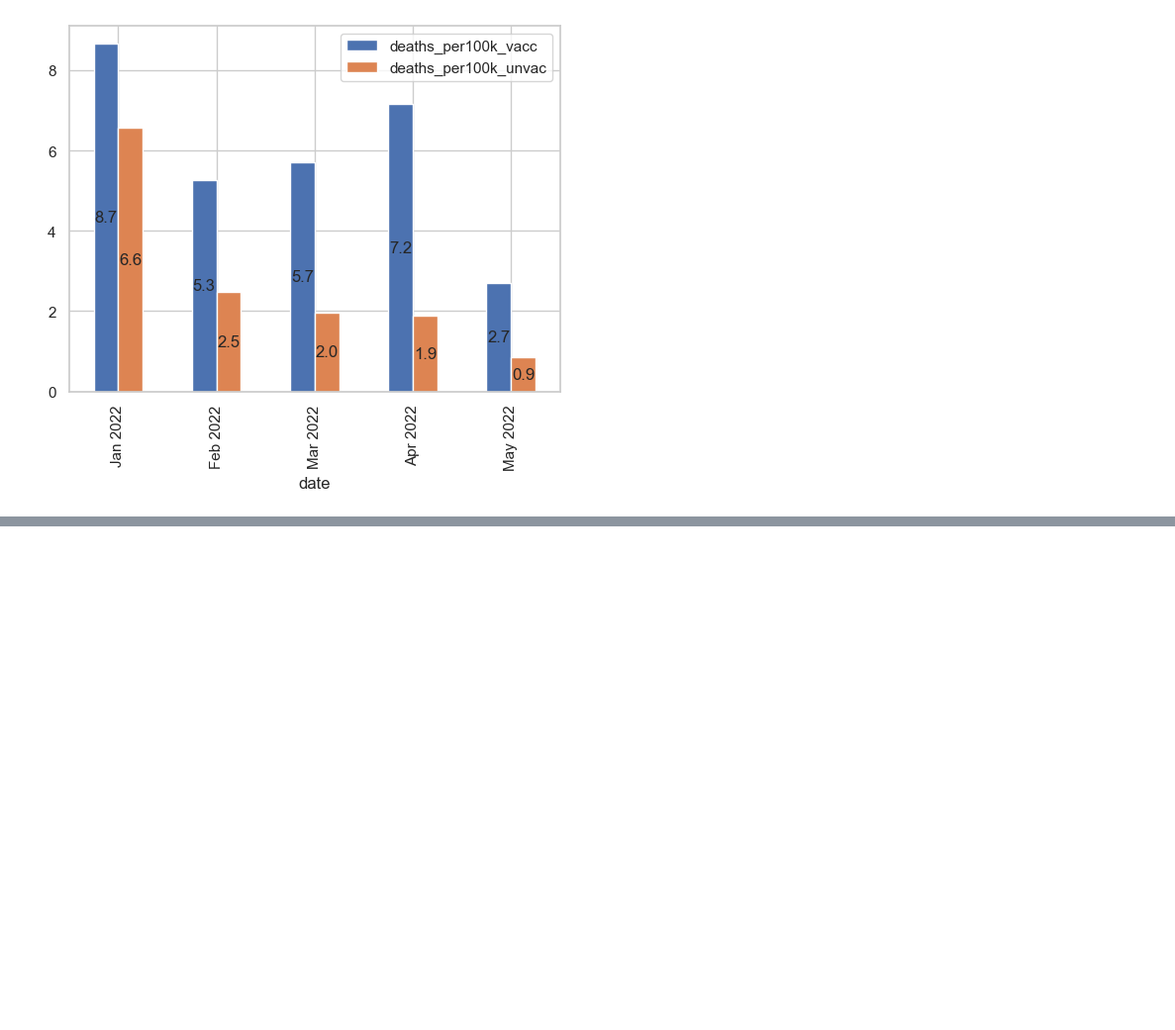
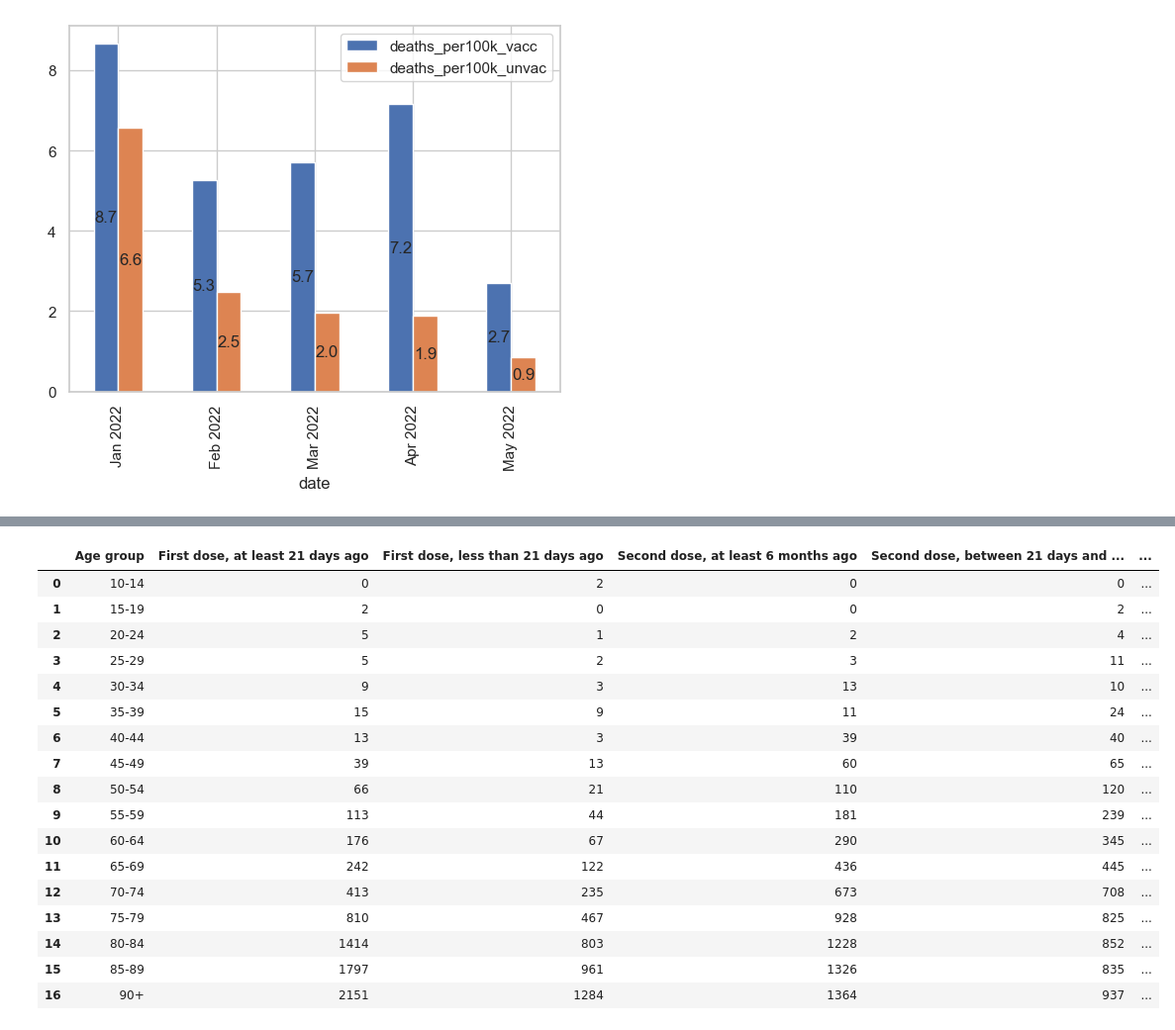
Before and after one commit to j-bennet/talks, a Jupyter notebook: 2022/uk-covid-deaths/uk_deaths_by_vacc.ipynb, the cells around one changed output, grey strips where cells are left out. Shown: that part at 99% size. Cells and saved outputs as stored; diff of their text form; code cells hidden in the pictures; blank space fills up the shorter version.

```diff
--- a/2022/uk-covid-deaths/uk_deaths_by_vacc.ipynb
+++ b/2022/uk-covid-deaths/uk_deaths_by_vacc.ipynb
@@ -254,0 +400,12 @@ plt.show()
+# %%
+t6_cols = [
+    "Age group",
+    "Vaccination status",
+    "Count of deaths involving COVID-19",
+]
+
+t6_dtypes = {
+    "Age group": "category",
+    "Vaccination status": "category",
+    "Count of deaths involving COVID-19": int,
+}
@@ -254,0 +462,22 @@ plt.show()
+# %%
+t6_data.columns = [c[1] or c[0] for c in t6_data.columns]
+t6_data
+# %% [output]
+|  | Age group | First dose, at least 21 days ago | First dose, less than 21 days ago | Second dose, at least 6 months ago | Second dose, between 21 days and ... | ... |
+| 0 | 10-14 | 0 | 2 | 0 | 0 | ... |
+| 1 | 15-19 | 2 | 0 | 0 | 2 | ... |
+| 2 | 20-24 | 5 | 1 | 2 | 4 | ... |
+| 3 | 25-29 | 5 | 2 | 3 | 11 | ... |
+| 4 | 30-34 | 9 | 3 | 13 | 10 | ... |
+| 5 | 35-39 | 15 | 9 | 11 | 24 | ... |
+| 6 | 40-44 | 13 | 3 | 39 | 40 | ... |
+| 7 | 45-49 | 39 | 13 | 60 | 65 | ... |
+| 8 | 50-54 | 66 | 21 | 110 | 120 | ... |
+| 9 | 55-59 | 113 | 44 | 181 | 239 | ... |
+| 10 | 60-64 | 176 | 67 | 290 | 345 | ... |
+| 11 | 65-69 | 242 | 122 | 436 | 445 | ... |
+| 12 | 70-74 | 413 | 235 | 673 | 708 | ... |
+| 13 | 75-79 | 810 | 467 | 928 | 825 | ... |
+| 14 | 80-84 | 1414 | 803 | 1228 | 852 | ... |
+| 15 | 85-89 | 1797 | 961 | 1326 | 835 | ... |
+| 16 | 90+ | 2151 | 1284 | 1364 | 937 | ... |
```
Also changed, not shown: parts of 13 cells of this notebook, 19 other files.
